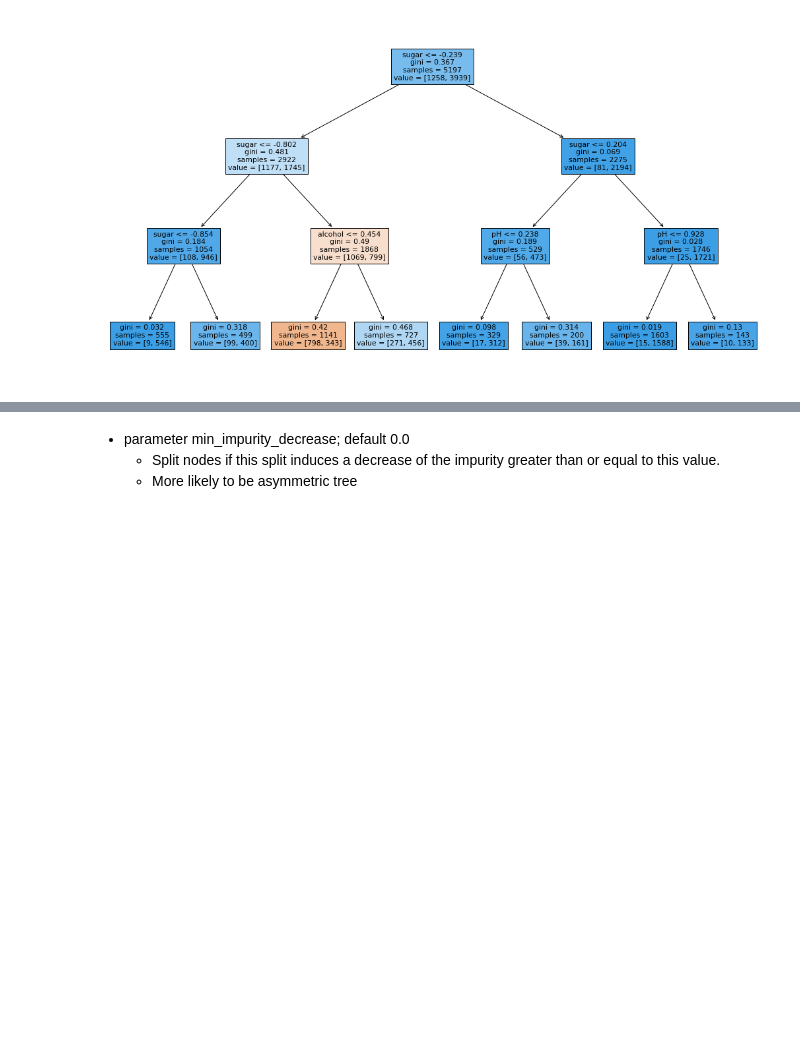
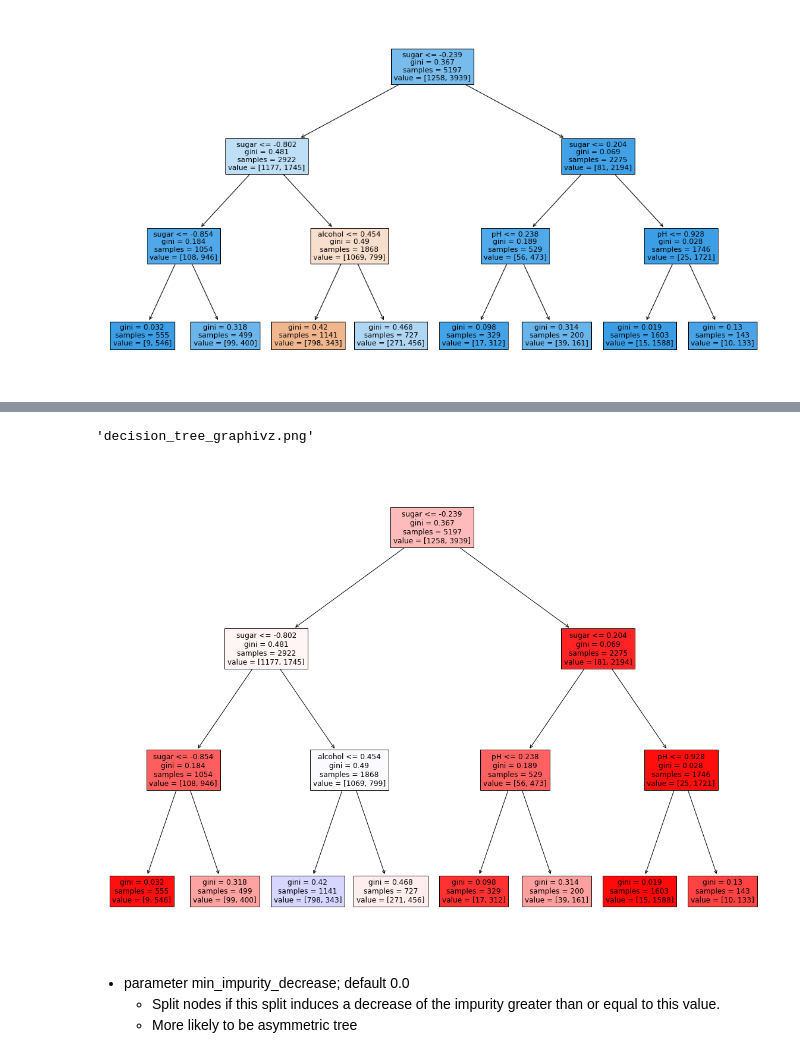
Before and after one commit to gonekng/Python, a Jupyter notebook: ML/ML_ch_5_1.ipynb, the cells around one changed output, grey strips where cells are left out. Cells and saved outputs as stored; diff of their text form; code cells hidden in the pictures; blank space fills up the shorter version.

```diff
--- a/ML/ML_ch_5_1.ipynb
+++ b/ML/ML_ch_5_1.ipynb
@@ -152,3 +164,26 @@ plt.show()
+# %%
+graph.render("decision_tree_graphivz")
+# %% [output]
+'decision_tree_graphivz.png'
+# %%
+# Customize color of nodes
+
+from matplotlib.colors import ListedColormap, to_rgb
+import numpy as np
+
+plt.figure(figsize=(20, 15))
+artists = plot_tree(dt, filled = True, feature_names = ['alcohol','sugar','pH'])
+
+colors = ['blue', 'red']
+for artist, impurity, value in zip(artists, dt.tree_.impurity, dt.tree_.value):
+    r, g, b = to_rgb(colors[np.argmax(value)])
+    f = impurity * 2
+    artist.get_bbox_patch().set_facecolor((f + (1-f)*r, f + (1-f)*g, f + (1-f)*b))
+    artist.get_bbox_patch().set_edgecolor('black')
+
+plt.show()
+# %% [output]
+[figure, added]
 # %% [markdown]
 - parameter min_impurity_decrease; default 0.0
   + Split nodes if this split induces a decrease of the impurity greater than or equal to this value.
```
Also changed, not shown: parts of 1 cell of this notebook.
